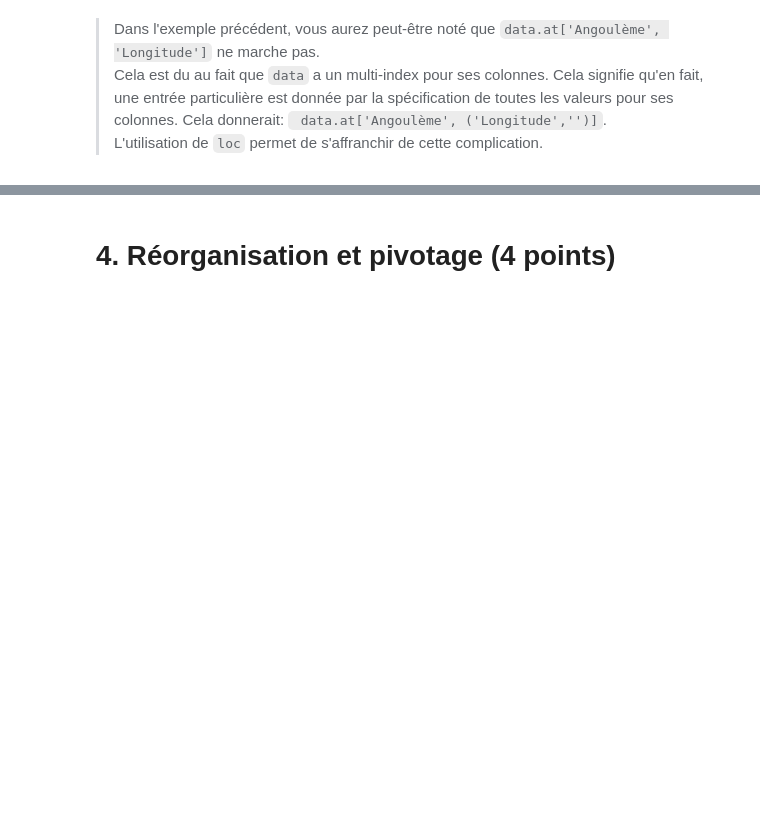
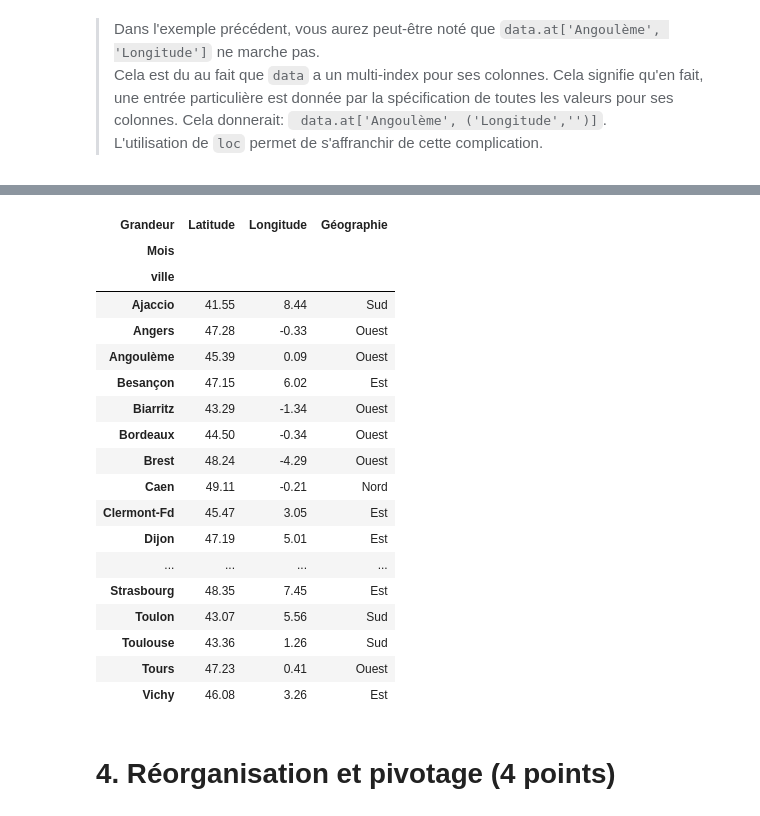
Before and after one commit to campusplage/compte-rendus-bobo_florian__seck_omar, a Jupyter notebook: TP1_pandas.ipynb, the cells around one changed output, grey strips where cells are left out. Cells and saved outputs as stored; diff of their text form; code cells hidden in the pictures; blank space fills up the shorter version.

```diff
--- a/TP1_pandas.ipynb
+++ b/TP1_pandas.ipynb
@@ -225,5 +246,26 @@ data['Jours de pluie'].sort_values(by = 'ville', ascending = True).loc['Montpell
 # %%
 # Affichez les trois dernières colonnes de la table pour les 15 premières villes
+data[data.columns[-3:]]   # Je récupère le nom des trois dernières colonnes et je les mets dans l' indexage  de colonne de ma dataframe .
+# %% [output]
+| Grandeur | Latitude | Longitude | Géographie |
+| Mois |  |  |  |
+| ville |  |  |  |
+| Ajaccio | 41.55 | 8.44 | Sud |
+| Angers | 47.28 | -0.33 | Ouest |
+| Angoulème | 45.39 | 0.09 | Ouest |
+| Besançon | 47.15 | 6.02 | Est |
+| Biarritz | 43.29 | -1.34 | Ouest |
+| Bordeaux | 44.50 | -0.34 | Ouest |
+| Brest | 48.24 | -4.29 | Ouest |
+| Caen | 49.11 | -0.21 | Nord |
+| Clermont-Fd | 45.47 | 3.05 | Est |
+| Dijon | 47.19 | 5.01 | Est |
+| ... | ... | ... | ... |
+| Strasbourg | 48.35 | 7.45 | Est |
+| Toulon | 43.07 | 5.56 | Sud |
+| Toulouse | 43.36 | 1.26 | Sud |
+| Tours | 47.23 | 0.41 | Ouest |
+| Vichy | 46.08 | 3.26 | Est |
 # %% [markdown]
 # 4. Réorganisation et pivotage  (4 points)
 # %% [markdown]
```
Also changed, not shown: parts of 5 cells of this notebook.
